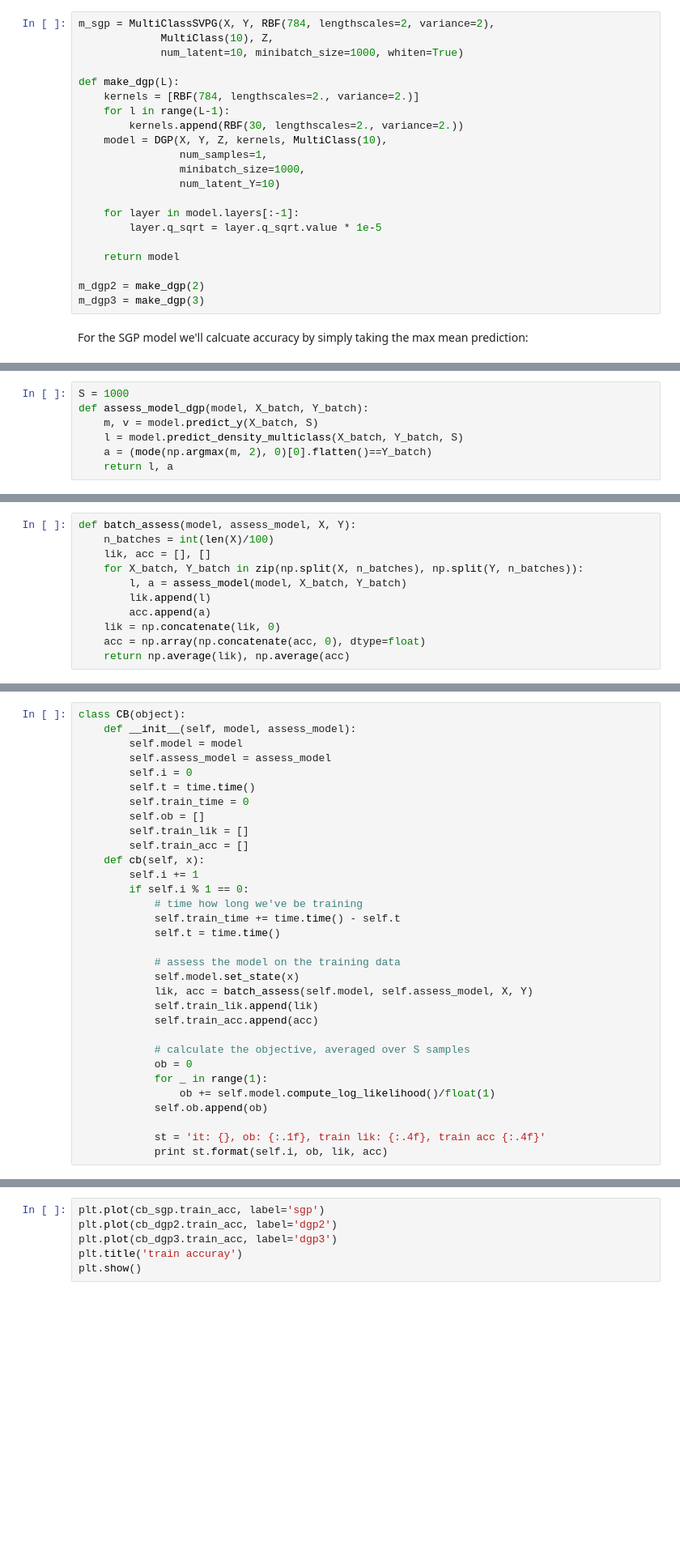
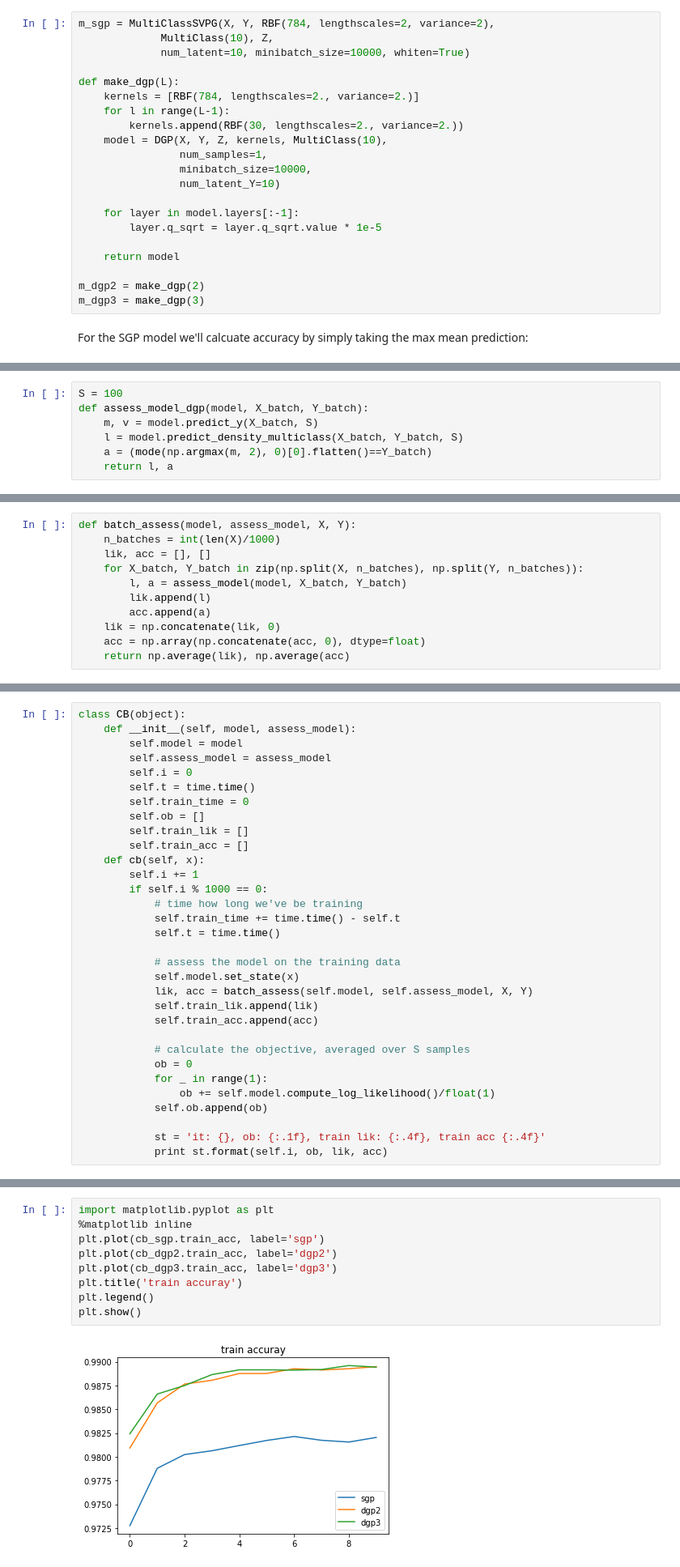
Before and after one commit to UCL-SML/Doubly-Stochastic-DGP, a Jupyter notebook: demos/demo_mnist.ipynb, the cells around one changed output, grey strips where cells are left out. Shown at 81% size. Drawn from its saved outputs; the diff is of its cells as text; blank space fills up the shorter version.

```diff
--- a/demos/demo_mnist.ipynb
+++ b/demos/demo_mnist.ipynb
@@ -56,7 +55,7 @@ We'll use a batch size of 10000 for all models
 # %%
 m_sgp = MultiClassSVPG(X, Y, RBF(784, lengthscales=2, variance=2),
              MultiClass(10), Z,
-             num_latent=10, minibatch_size=1000, whiten=True)
+             num_latent=10, minibatch_size=10000, whiten=True)
 
 def make_dgp(L):
     kernels = [RBF(784, lengthscales=2., variance=2.)]
@@ -64,7 +63,7 @@ def make_dgp(L):
         kernels.append(RBF(30, lengthscales=2., variance=2.))
     model = DGP(X, Y, Z, kernels, MultiClass(10),
                 num_samples=1,
-                minibatch_size=1000,
+                minibatch_size=10000,
                 num_latent_Y=10)
 
     for layer in model.layers[:-1]:
@@ -89,5 +88,5 @@ We'll use 1000 samples
 # %%
-S = 1000
+S = 100
 def assess_model_dgp(model, X_batch, Y_batch):
     m, v = model.predict_y(X_batch, S)
     l = model.predict_density_multiclass(X_batch, Y_batch, S)
@@ -98,6 +97,6 @@ We need batch predictions (we might run out of memory as `Xs` is 10,000 points)
 # %%
 def batch_assess(model, assess_model, X, Y):
-    n_batches = int(len(X)/100)
+    n_batches = int(len(X)/1000)
     lik, acc = [], []
     for X_batch, Y_batch in zip(np.split(X, n_batches), np.split(Y, n_batches)):
         l, a = assess_model(model, X_batch, Y_batch)
@@ -123,7 +120,7 @@ class CB(object):
         self.train_acc = []
     def cb(self, x):
         self.i += 1
-        if self.i % 1 == 0:
+        if self.i % 1000 == 0:
             # time how long we've be training
             self.train_time += time.time() - self.t
             self.t = time.time()
@@ -246,6 +213,11 @@ We can see how they've done over time
 # %%
+import matplotlib.pyplot as plt
+%matplotlib inline
 plt.plot(cb_sgp.train_acc, label='sgp')
 plt.plot(cb_dgp2.train_acc, label='dgp2')
 plt.plot(cb_dgp3.train_acc, label='dgp3')
 plt.title('train accuray')
+plt.legend()
 plt.show()
+# %% [output]
+[figure, added]
```
Also changed, not shown: parts of 18 cells of this notebook, 4 other files.
